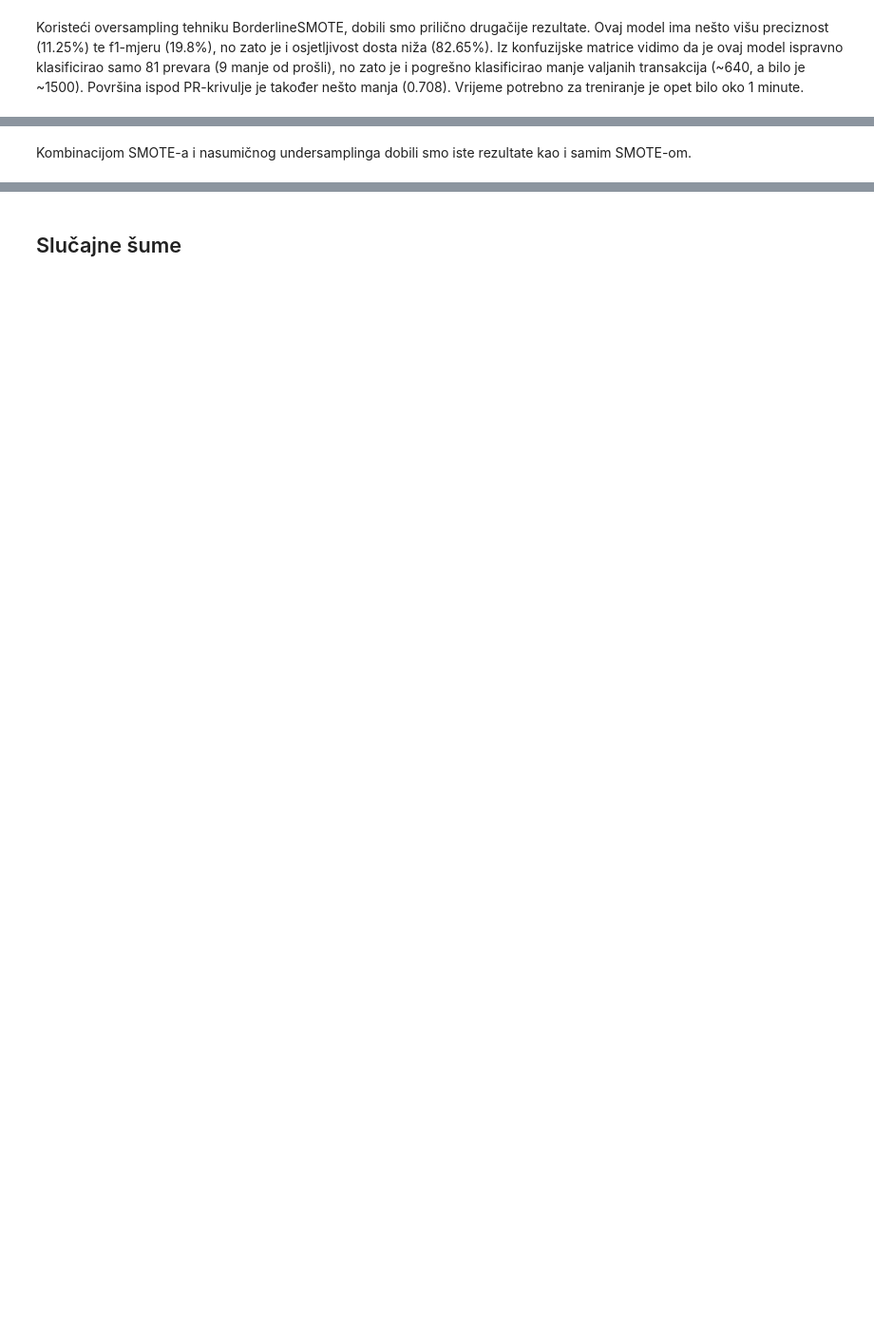
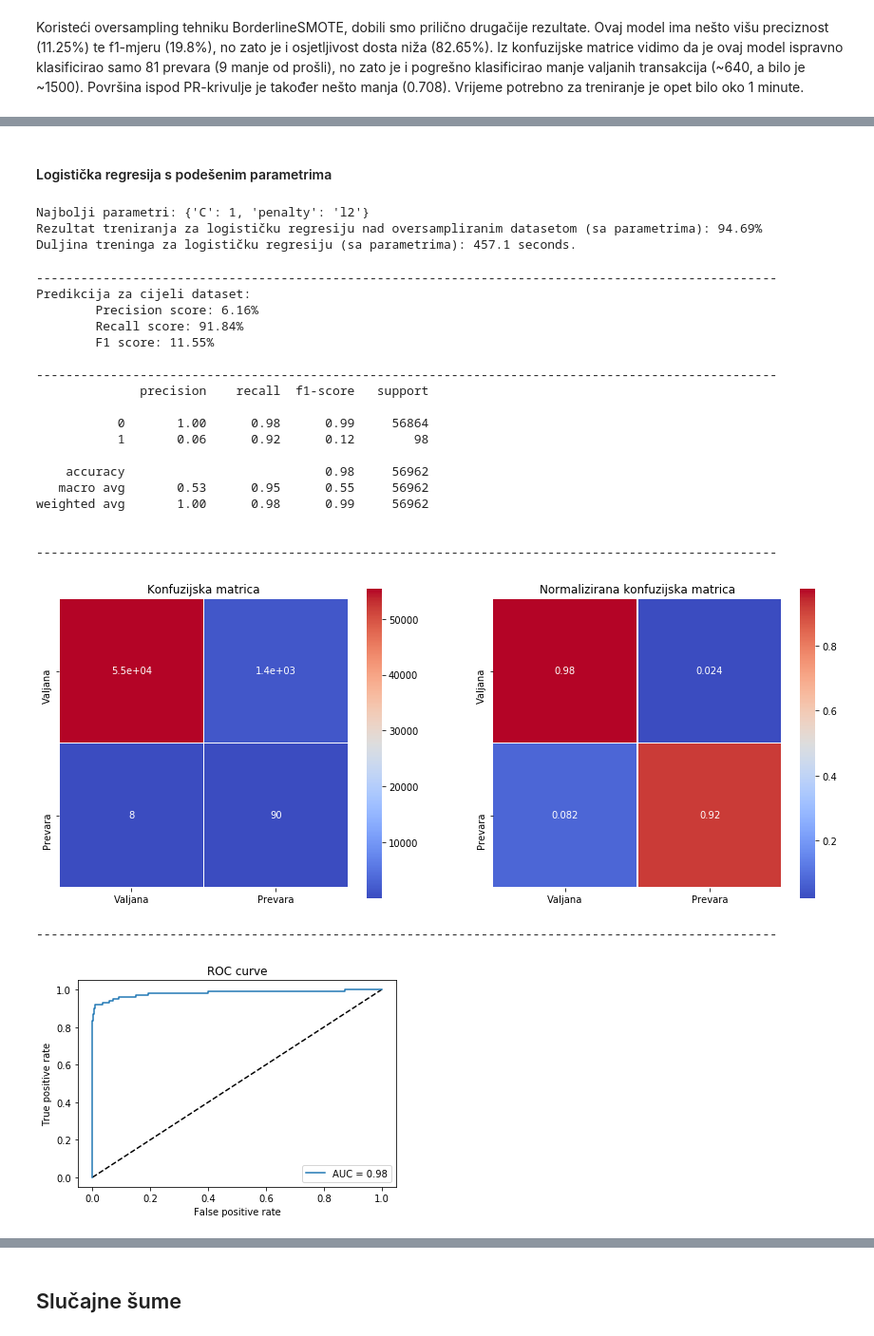
Before and after one commit to occamsrazor81/creditCard, a Jupyter notebook: oversampling_ccfd.ipynb, the cells around one changed output, grey strips where cells are left out. Shown: that part at 95% size. Cells and saved outputs as stored; diff of their text form; code cells hidden in the pictures; blank space fills up the shorter version.

```diff
--- a/oversampling_ccfd.ipynb
+++ b/oversampling_ccfd.ipynb
@@ -283,2 +256,45 @@ weighted avg       1.00      0.97      0.99     56962
-# %% [markdown]
-Kombinacijom SMOTE-a i nasumičnog undersamplinga dobili smo iste rezultate kao i samim SMOTE-om.
+# %% [markdown]
+#### Logistička regresija s podešenim parametrima
+# %%
+log_reg_t_osample_start = time.time()
+grid_log_reg_osample = GridSearchCV(LogisticRegression(solver='liblinear'), log_reg_params)
+grid_log_reg_osample.fit(X_osample_train, y_osample_train)
+log_reg_est_osample = grid_log_reg_osample.best_estimator_
+log_reg_params_osample = grid_log_reg_osample.best_params_
+print('Najbolji parametri: ' + str(log_reg_params_osample))
+
+log_reg_training_score_params_osample = cross_val_score(log_reg_est_osample, X_osample_train, y_osample_train, cv=rskf)
+log_reg_t_osample_end = time.time()
+print('Rezultat treniranja za logističku regresiju nad oversampliranim datasetom (sa parametrima): '
+     + str(round(log_reg_training_score_params_osample.mean(), 4) * 100) + '%')
+print('Duljina treninga za logističku regresiju (sa parametrima): ' + str(round(log_reg_t_osample_end - log_reg_t_osample_start, 2)) + ' seconds.')
+# %% [output]
+Najbolji parametri: {'C': 1, 'penalty': 'l2'}
+Rezultat treniranja za logističku regresiju nad oversampliranim datasetom (sa parametrima): 94.69%
+Duljina treninga za logističku regresiju (sa parametrima): 457.1 seconds.
+# %%
+full_pred_log_reg_params = log_reg_est_osample.predict(X_data_test)
+full_pred_score_log_reg_params = log_reg_est_osample.decision_function(X_data_test)
+print_everything(y_data_test, full_pred_log_reg_params, y_data_test_non_fraud_num, y_data_test_fraud_num, full_pred_score_log_reg_params, True)
+# %% [output]
+----------------------------------------------------------------------------------------------------
+Predikcija za cijeli dataset:
+        Precision score: 6.16%
+        Recall score: 91.84%
+        F1 score: 11.55%
+
+----------------------------------------------------------------------------------------------------
+              precision    recall  f1-score   support
+
+           0       1.00      0.98      0.99     56864
+           1       0.06      0.92      0.12        98
+
+    accuracy                           0.98     56962
+   macro avg       0.53      0.95      0.55     56962
+weighted avg       1.00      0.98      0.99     56962
+
+
+----------------------------------------------------------------------------------------------------
+[figure, added]
+----------------------------------------------------------------------------------------------------
+[figure, added]
```
Also changed, not shown: parts of 42 cells of this notebook, 2 other files.
